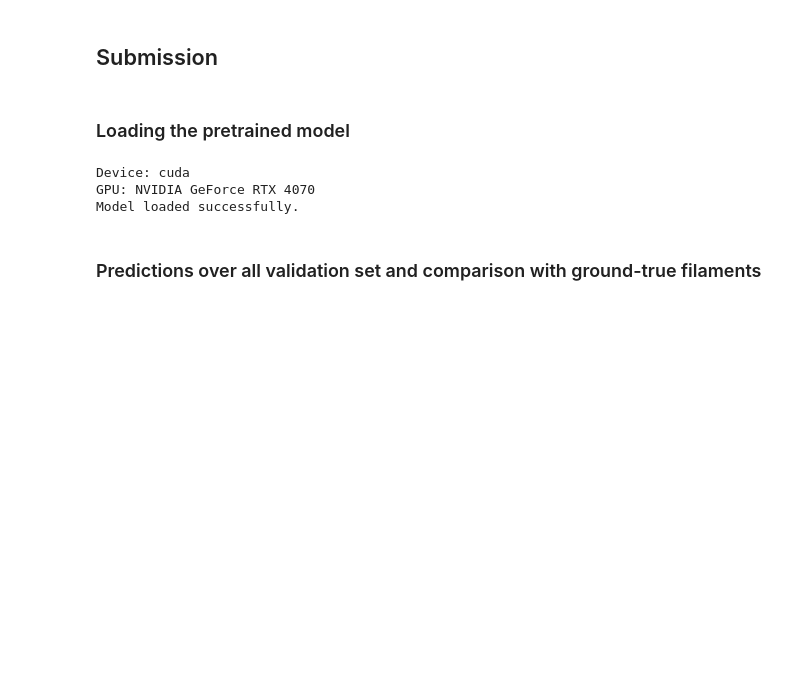
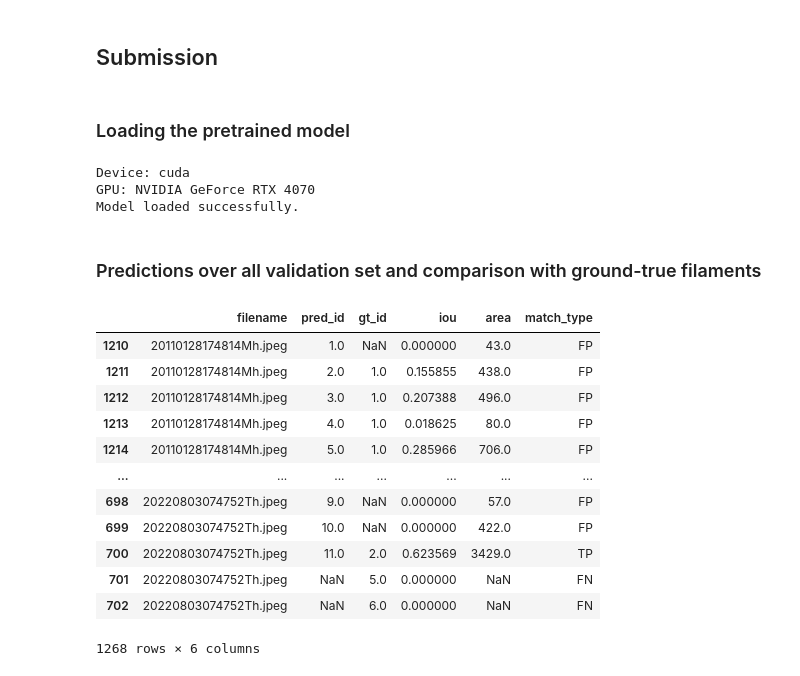
Before and after one commit to dario2002lr-coder/kaggle_solar_filament_segmentation, a Jupyter notebook: notebooks/03_network_optimisation.ipynb, the cells around one changed output. Cells and saved outputs as stored; diff of their text form; code cells hidden in the pictures; blank space fills up the shorter version.

```diff
--- a/notebooks/03_network_optimisation.ipynb
+++ b/notebooks/03_network_optimisation.ipynb
@@ -629,30 +634,47 @@ for index in range(len(val_dataset)):
 
     # ---------------------------------------------------------
     # Compare prediction and ground truth
     # ---------------------------------------------------------
     comparison_df = compare_instances(
         predicted_instances=predicted_instances,
         gt_instances=gt_instances,
     )
 
     comparison_df["filename"] = filename
 
     all_comparisons.append(comparison_df)
 
 validation_comparisons_df = pd.concat(
     all_comparisons,
     ignore_index=True,
 )
 
 validation_comparisons_df = validation_comparisons_df[
     [
         "filename",
         "pred_id",
         "gt_id",
         "iou",
+        "area",
         "match_type",
     ]
 ].sort_values(
     ["filename", "pred_id", "gt_id"],
     na_position="last",
 )
+
+validation_comparisons_df
+# %% [output]
+|  | filename | pred_id | gt_id | iou | area | match_type |
+| 1210 | 20110128174814Mh.jpeg | 1.0 | NaN | 0.000000 | 43.0 | FP |
+| 1211 | 20110128174814Mh.jpeg | 2.0 | 1.0 | 0.155855 | 438.0 | FP |
+| 1212 | 20110128174814Mh.jpeg | 3.0 | 1.0 | 0.207388 | 496.0 | FP |
+| 1213 | 20110128174814Mh.jpeg | 4.0 | 1.0 | 0.018625 | 80.0 | FP |
+| 1214 | 20110128174814Mh.jpeg | 5.0 | 1.0 | 0.285966 | 706.0 | FP |
+| ... | ... | ... | ... | ... | ... | ... |
+| 698 | 20220803074752Th.jpeg | 9.0 | NaN | 0.000000 | 57.0 | FP |
+| 699 | 20220803074752Th.jpeg | 10.0 | NaN | 0.000000 | 422.0 | FP |
+| 700 | 20220803074752Th.jpeg | 11.0 | 2.0 | 0.623569 | 3429.0 | TP |
+| 701 | 20220803074752Th.jpeg | NaN | 5.0 | 0.000000 | NaN | FN |
+| 702 | 20220803074752Th.jpeg | NaN | 6.0 | 0.000000 | NaN | FN |
+1268 rows × 6 columns
```
Also changed, not shown: parts of 7 cells of this notebook, 3 other files.
